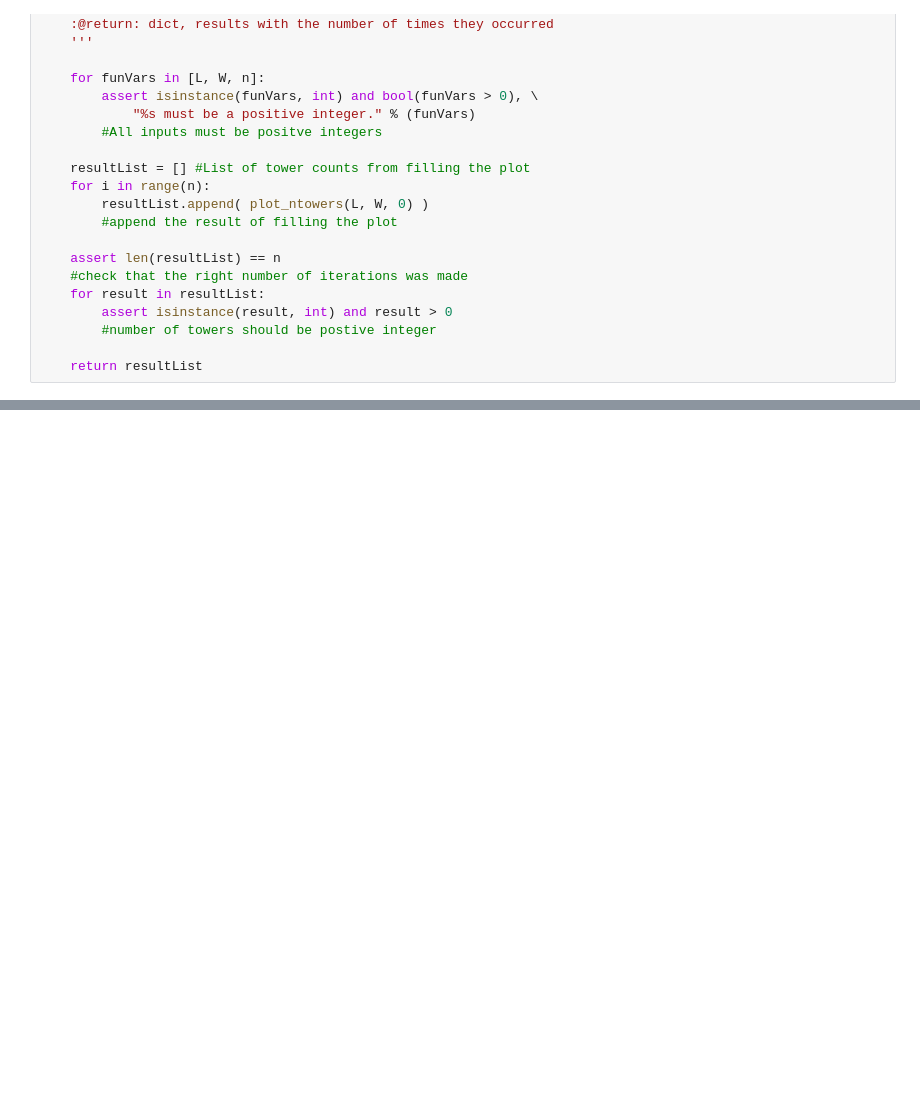
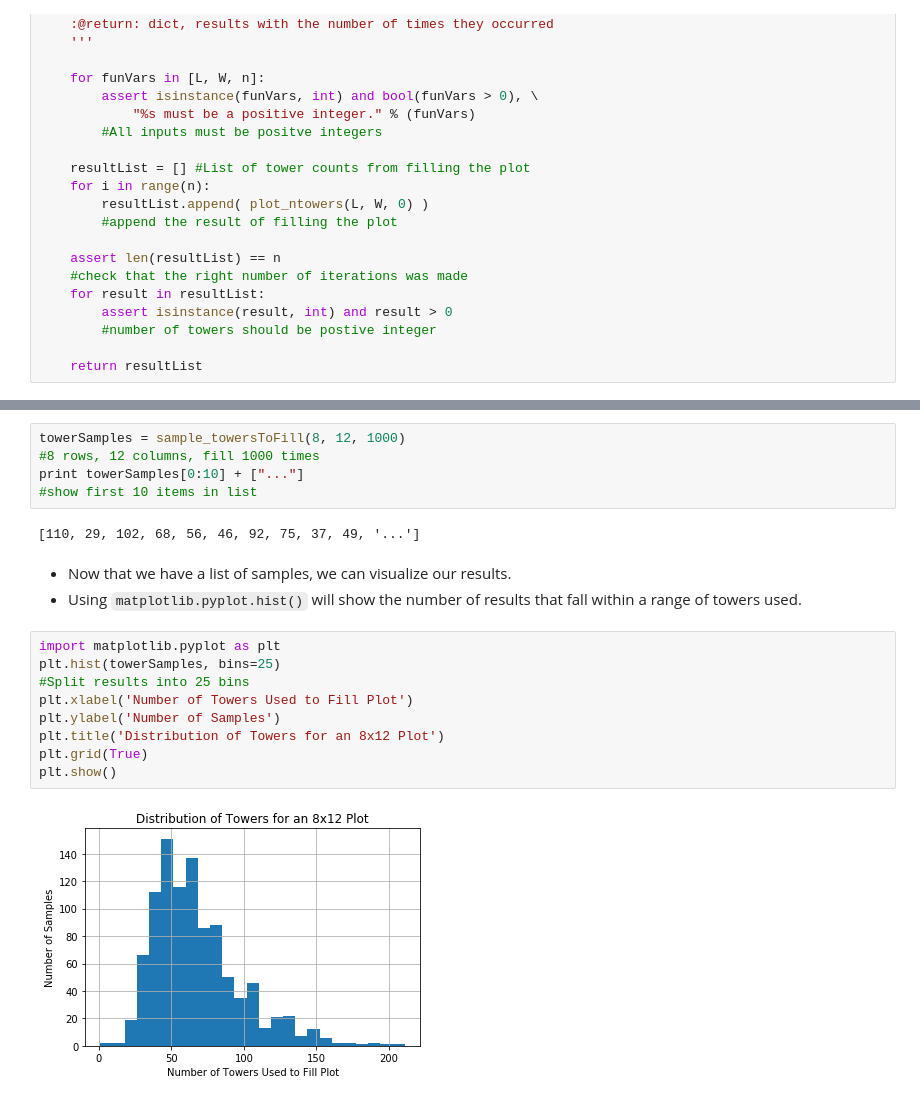
Before and after one commit to SeanEGuy/Random_Comm_Towers_ECE143_SP18, a Jupyter notebook: Communication Conundrum.ipynb, the cells around one changed output, grey strips where cells are left out. Drawn from its saved outputs; the diff is of its cells as text; blank space fills up the shorter version.

```diff
--- a/Communication Conundrum.ipynb
+++ b/Communication Conundrum.ipynb
@@ -613,0 +618,21 @@ def sample_towersToFill(L, W, n=100):
+# %%
+towerSamples = sample_towersToFill(8, 12, 1000)
+#8 rows, 12 columns, fill 1000 times
+print towerSamples[0:10] + ["..."]
+#show first 10 items in list
+# %% [output]
+[110, 29, 102, 68, 56, 46, 92, 75, 37, 49, '...']
+# %% [markdown]
+- Now that we have a list of samples, we can visualize our results.
+- Using `matplotlib.pyplot.hist()` will show the number of results that fall within a range of towers used.
+# %%
+import matplotlib.pyplot as plt
+plt.hist(towerSamples, bins=25)
+#Split results into 25 bins
+plt.xlabel('Number of Towers Used to Fill Plot')
+plt.ylabel('Number of Samples')
+plt.title('Distribution of Towers for an 8x12 Plot')
+plt.grid(True)
+plt.show()
+# %% [output]
+[figure, added]
```
Also changed, not shown: parts of 7 cells of this notebook, 1 other file.
